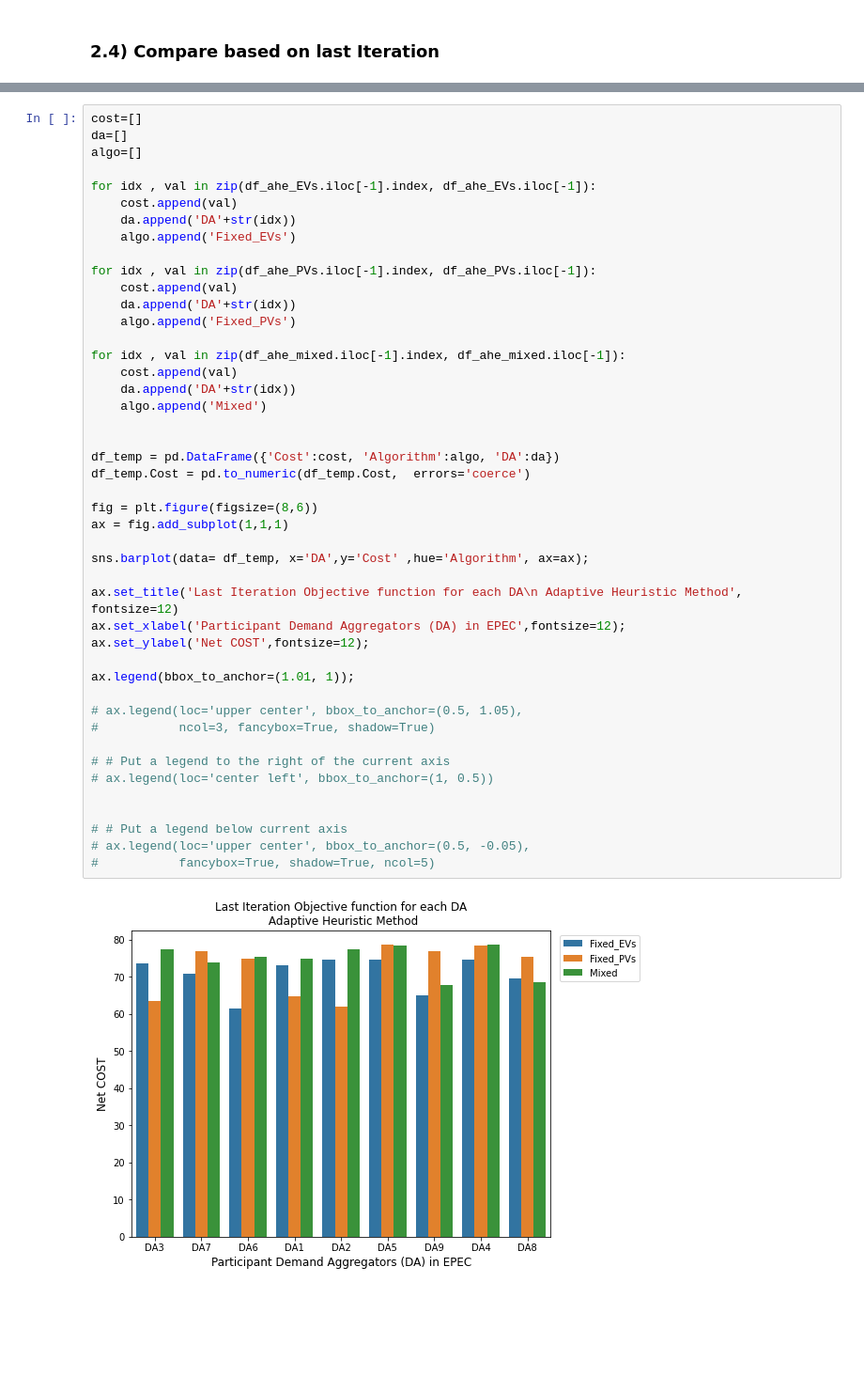
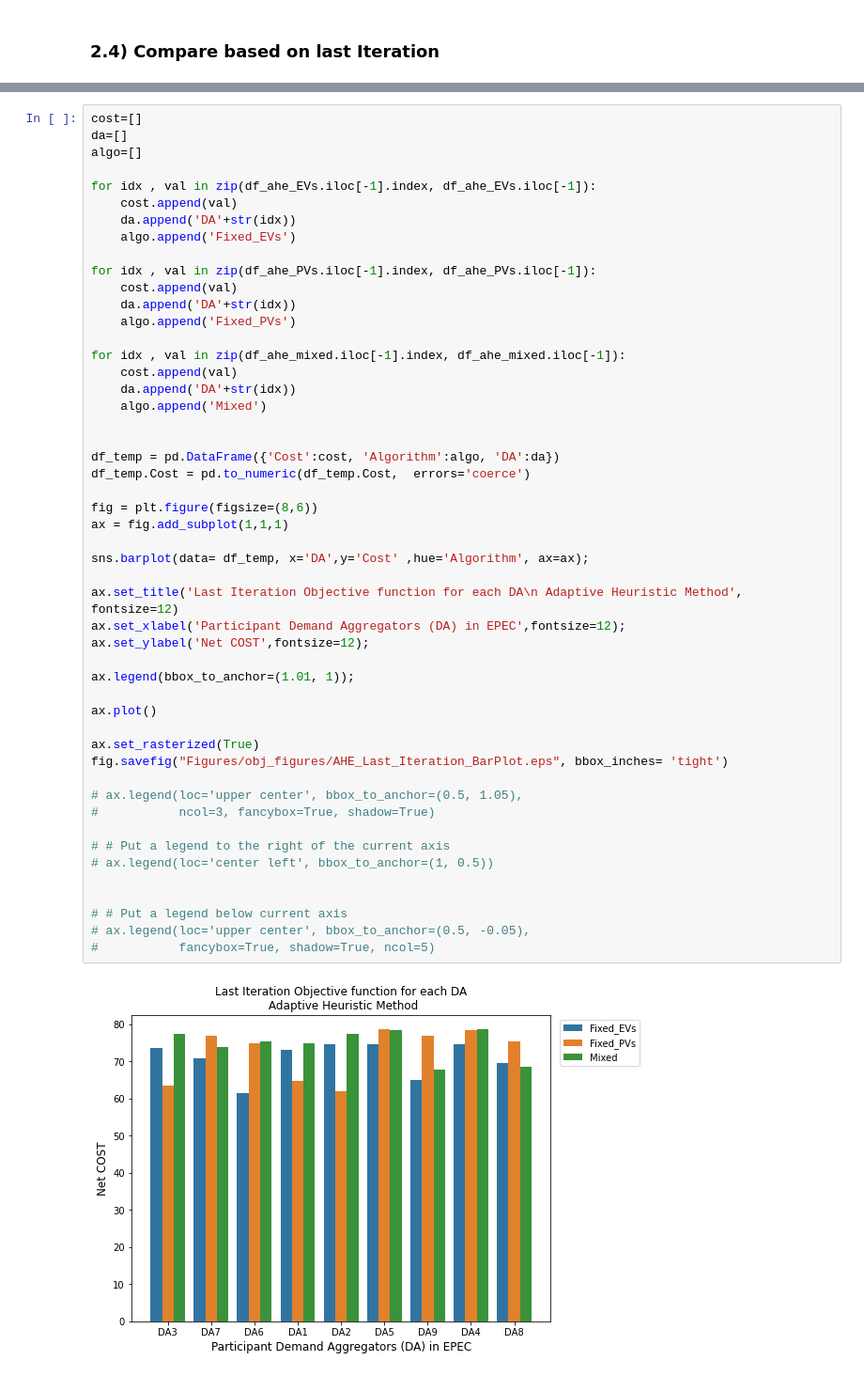
Before and after one commit to alirezakfz/PyomoModels, a Jupyter notebook: 08_SEST2022_DA_EQ/Results2/Plots/Objective_Functions_Visualizaion_V01.ipynb, the cells around one changed output, grey strips where cells are left out. Shown: that part at 94% size. Saved outputs shown, nothing was run; the diff lists cells and outputs as text; blank space fills up the shorter version.

```diff
--- a/08_SEST2022_DA_EQ/Results2/Plots/Objective_Functions_Visualizaion_V01.ipynb
+++ b/08_SEST2022_DA_EQ/Results2/Plots/Objective_Functions_Visualizaion_V01.ipynb
@@ -344,31 +389,36 @@ for idx , val in zip(df_ahe_mixed.iloc[-1].index, df_ahe_mixed.iloc[-1]):
     cost.append(val)
     da.append('DA'+str(idx))
     algo.append('Mixed')
 
 
 df_temp = pd.DataFrame({'Cost':cost, 'Algorithm':algo, 'DA':da})
 df_temp.Cost = pd.to_numeric(df_temp.Cost,  errors='coerce')
 
 fig = plt.figure(figsize=(8,6))
 ax = fig.add_subplot(1,1,1)
 
 sns.barplot(data= df_temp, x='DA',y='Cost' ,hue='Algorithm', ax=ax);
 
 ax.set_title('Last Iteration Objective function for each DA\n Adaptive Heuristic Method', fontsize=12)
 ax.set_xlabel('Participant Demand Aggregators (DA) in EPEC',fontsize=12);
 ax.set_ylabel('Net COST',fontsize=12);
 
 ax.legend(bbox_to_anchor=(1.01, 1));
 
+ax.plot()
+
+ax.set_rasterized(True)
+fig.savefig("Figures/obj_figures/AHE_Last_Iteration_BarPlot.eps", bbox_inches= 'tight')
+
 # ax.legend(loc='upper center', bbox_to_anchor=(0.5, 1.05),
 #           ncol=3, fancybox=True, shadow=True)
 
 # # Put a legend to the right of the current axis
 # ax.legend(loc='center left', bbox_to_anchor=(1, 0.5))
 
 
 # # Put a legend below current axis
 # ax.legend(loc='upper center', bbox_to_anchor=(0.5, -0.05),
 #           fancybox=True, shadow=True, ncol=5)
 # %% [output]
-[figure, old version]
+[figure, new version]
```
Also changed, not shown: parts of 21 cells of this notebook, 25 other files.
